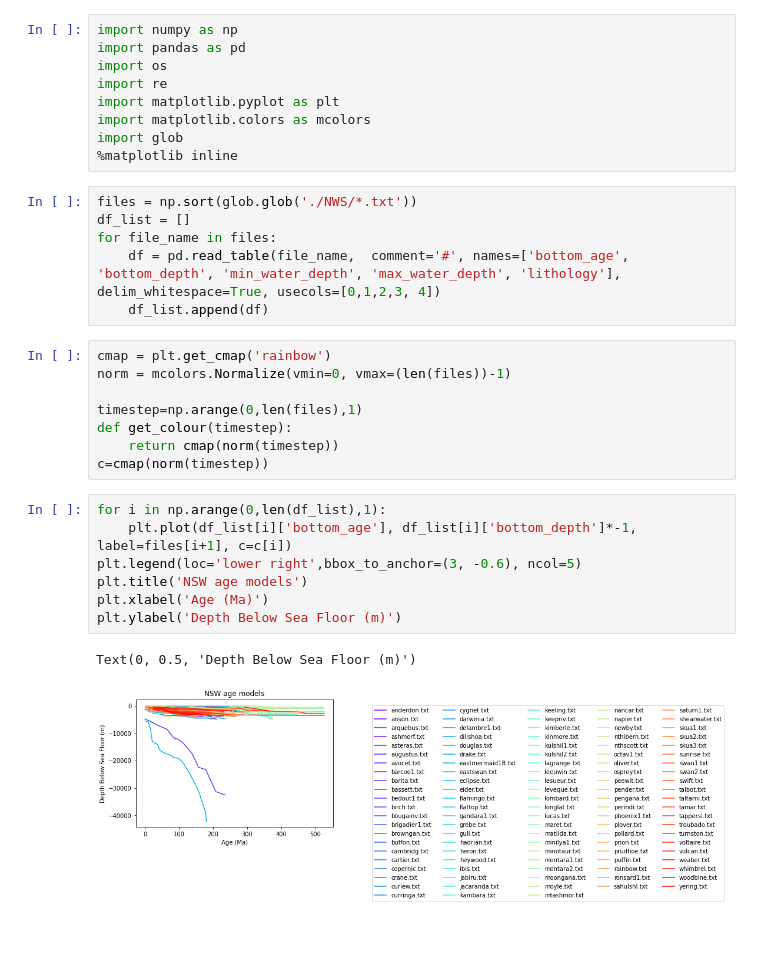
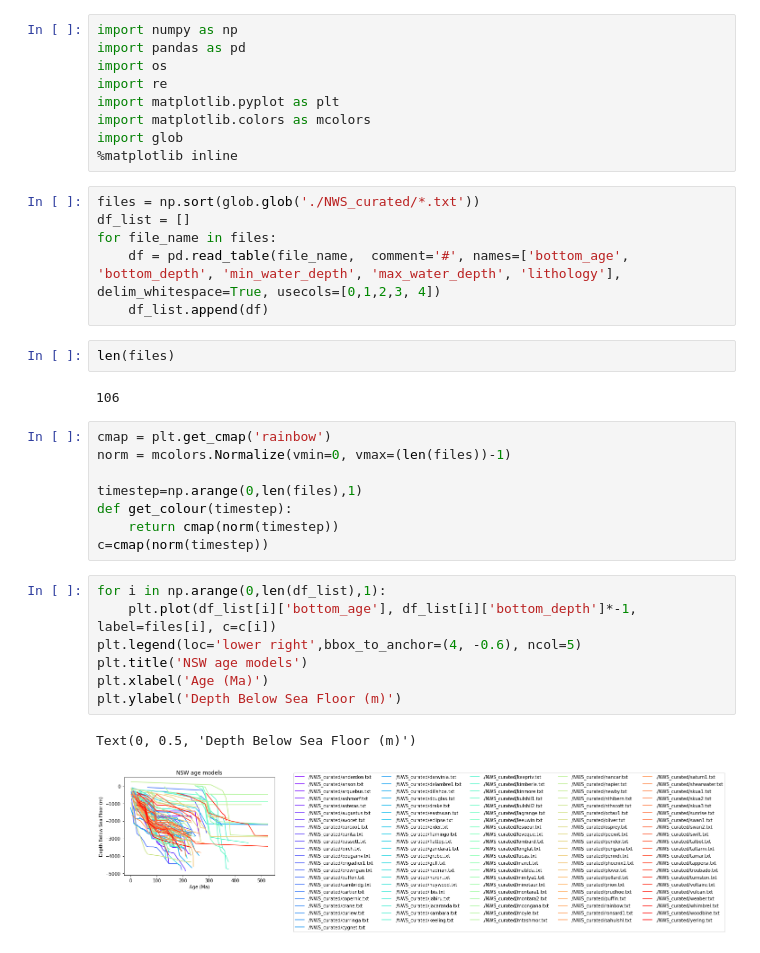
Before and after one commit to HFahey/Global_SL_project, a Jupyter notebook: NSW_age_depth_plots.ipynb, the cells around one changed output. Saved outputs shown, nothing was run; the diff lists cells and outputs as text.

Commit message:
Add files via upload
Haven't been able to solve:
file names without the extension (re function)
Multiple diagram only has 100 plots because there are 106 plots and 106 can only be divided by 53 and 2

```diff
--- a/NSW_age_depth_plots.ipynb
+++ b/NSW_age_depth_plots.ipynb
@@ -8,11 +8,15 @@ import matplotlib.colors as mcolors
 import glob
 %matplotlib inline
 # %%
-files = np.sort(glob.glob('./NWS/*.txt'))
+files = np.sort(glob.glob('./NWS_curated/*.txt'))
 df_list = []
 for file_name in files:
     df = pd.read_table(file_name,  comment='#', names=['bottom_age', 'bottom_depth', 'min_water_depth', 'max_water_depth', 'lithology'], delim_whitespace=True, usecols=[0,1,2,3, 4])
     df_list.append(df)
+# %%
+len(files)
+# %% [output]
+106
 # %%
 cmap = plt.get_cmap('rainbow')
 norm = mcolors.Normalize(vmin=0, vmax=(len(files))-1)
@@ -23,12 +27,12 @@ def get_colour(timestep):
 c=cmap(norm(timestep))
 # %%
 for i in np.arange(0,len(df_list),1):
-    plt.plot(df_list[i]['bottom_age'], df_list[i]['bottom_depth']*-1, label=files[i+1], c=c[i])
-plt.legend(loc='lower right',bbox_to_anchor=(3, -0.6), ncol=5)
+    plt.plot(df_list[i]['bottom_age'], df_list[i]['bottom_depth']*-1, label=files[i], c=c[i])
+plt.legend(loc='lower right',bbox_to_anchor=(4, -0.6), ncol=5)
 plt.title('NSW age models')
 plt.xlabel('Age (Ma)')
 plt.ylabel('Depth Below Sea Floor (m)')
 # %% [output]
 Text(0, 0.5, 'Depth Below Sea Floor (m)')
-[figure, old version]
+[figure, new version]
 # %%
```
Also changed, not shown: parts of 10 cells of this notebook.
